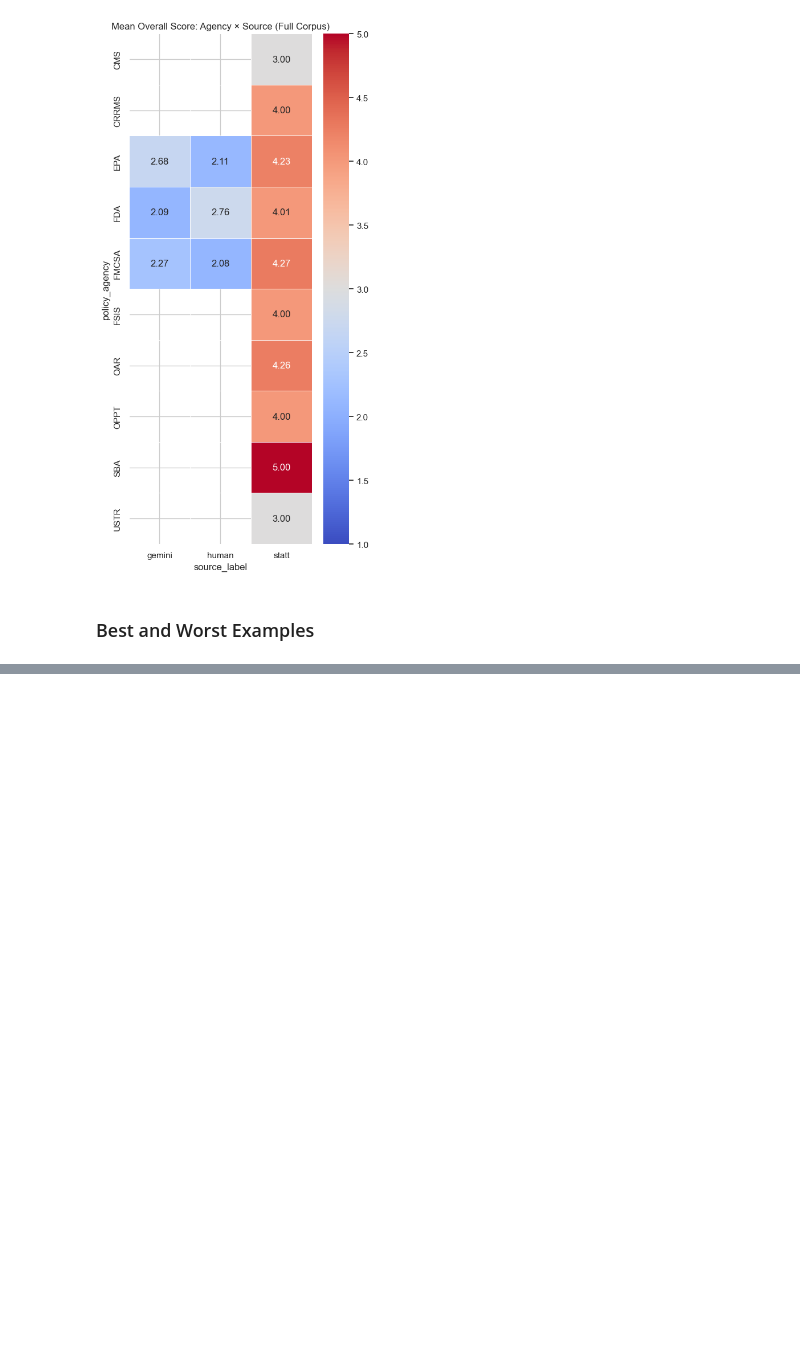
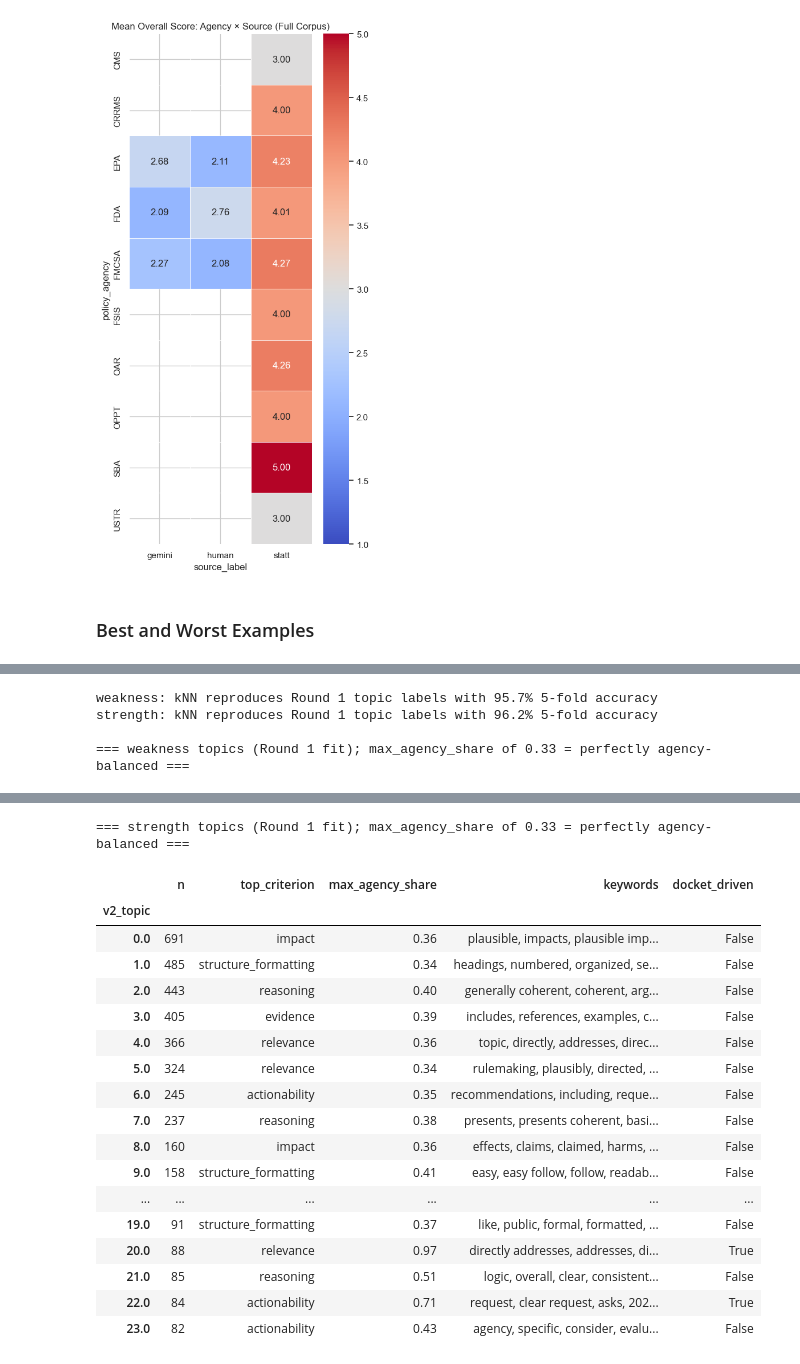
Before and after one commit to guozhan11/LLM-as-judge, a Jupyter notebook: comment_analysis.ipynb, the cells around one changed output, grey strips where cells are left out. Saved outputs shown, nothing was run; the diff lists cells and outputs as text; code cells hidden in the pictures; blank space fills up the shorter version.

```diff
--- a/comment_analysis.ipynb
+++ b/comment_analysis.ipynb
@@ -999,0 +2080,60 @@ if "score_overall" in df.columns:
+# %%
+# ── v2.2 Fit one strength model and one weakness model; audit agency concentration ──
+V2_STOPWORDS = list(ENGLISH_STOP_WORDS) + ["comment", "comments", "letter", "does", "provides", "provide", "offers", "rule", "proposed"]
+
+
+def fit_polarity_model(polarity):
+    mask = (is_fit_unit & units["polarity"].eq(polarity)).to_numpy()
+    model = BERTopic(
+        vectorizer_model=CountVectorizer(stop_words=V2_STOPWORDS, ngram_range=(1, 2), min_df=5),
+        umap_model=UMAP(n_neighbors=15, n_components=5, min_dist=0.0, metric="cosine", random_state=42),
+        hdbscan_model=HDBSCAN(min_cluster_size=80, min_samples=10, prediction_data=True),
+        verbose=False,
+    )
+    topics, _ = model.fit_transform(units.loc[mask, "masked"].tolist(), embeddings=unit_embeddings[mask])
+    units.loc[mask, "v2_topic"] = topics
+    return model
+
+
+def topic_audit(polarity):
+    sub = units[is_fit_unit & units["polarity"].eq(polarity) & units["v2_topic"].ge(0)]
+    audit = sub.groupby("v2_topic").agg(
+        n=("text", "size"),
+        top_criterion=("criterion", lambda s: s.value_counts().index[0]),
+        max_agency_share=("comparison_agency", lambda s: s.value_counts(normalize=True).iloc[0]),
+    )
+    audit["keywords"] = [", ".join(w for w, _ in v2_models[polarity].get_topic(int(t))[:6]) for t in audit.index]
+    audit["docket_driven"] = audit["max_agency_share"].ge(0.6)
+    return audit.round(2)
+
+
+units["v2_topic"] = np.nan
+v2_models = {polarity: fit_polarity_model(polarity) for polarity in ["weakness", "strength"]}
+
+# Assign Round 2 Human clauses to the fixed Round 1 topics with a k-nearest-neighbour classifier in embedding
+# space. (BERTopic's own .transform re-runs UMAP/HDBSCAN prediction, which sent ~50% of plain Round 2 clauses such
+# as "No citations, data, or examples are provided" to the outlier bucket.)
+import warnings
+from sklearn.model_selection import cross_val_score
+from sklearn.neighbors import KNeighborsClassifier
+
+warnings.filterwarnings("ignore", message=".*encountered in matmul")  # harmless macOS BLAS noise
+for polarity in ["weakness", "strength"]:
+    train = (is_fit_unit & units["polarity"].eq(polarity) & units["v2_topic"].ge(0)).to_numpy()
+    knn = KNeighborsClassifier(n_neighbors=15, metric="cosine", weights="distance")
+    cv_accuracy = cross_val_score(knn, unit_embeddings[train], units.loc[train, "v2_topic"].astype(int), cv=5).mean()
+    print(f"{polarity}: kNN reproduces Round 1 topic labels with {cv_accuracy:.1%} 5-fold accuracy")
+    knn.fit(unit_embeddings[train], units.loc[train, "v2_topic"].astype(int))
+    target = (~is_fit_unit & units["polarity"].eq(polarity)).to_numpy()
+    units.loc[target, "v2_topic"] = knn.predict(unit_embeddings[target])
+
+topic_audits = {}
+for polarity in ["weakness", "strength"]:
+    topic_audits[polarity] = topic_audit(polarity)
+    print(f"\n=== {polarity} topics (Round 1 fit); max_agency_share of 0.33 = perfectly agency-balanced ===")
+    display(topic_audits[polarity])
+# %% [output]
+weakness: kNN reproduces Round 1 topic labels with 95.7% 5-fold accuracy
+strength: kNN reproduces Round 1 topic labels with 96.2% 5-fold accuracy
+
+=== weakness topics (Round 1 fit); max_agency_share of 0.33 = perfectly agency-balanced ===
@@ -999,0 +2156,19 @@ if "score_overall" in df.columns:
+=== strength topics (Round 1 fit); max_agency_share of 0.33 = perfectly agency-balanced ===
+|  | n | top_criterion | max_agency_share | keywords | docket_driven |
+| v2_topic |  |  |  |  |  |
+| 0.0 | 691 | impact | 0.36 | plausible, impacts, plausible imp... | False |
+| 1.0 | 485 | structure_formatting | 0.34 | headings, numbered, organized, se... | False |
+| 2.0 | 443 | reasoning | 0.40 | generally coherent, coherent, arg... | False |
+| 3.0 | 405 | evidence | 0.39 | includes, references, examples, c... | False |
+| 4.0 | 366 | relevance | 0.36 | topic, directly, addresses, direc... | False |
+| 5.0 | 324 | relevance | 0.34 | rulemaking, plausibly, directed, ... | False |
+| 6.0 | 245 | actionability | 0.35 | recommendations, including, reque... | False |
+| 7.0 | 237 | reasoning | 0.38 | presents, presents coherent, basi... | False |
+| 8.0 | 160 | impact | 0.36 | effects, claims, claimed, harms, ... | False |
+| 9.0 | 158 | structure_formatting | 0.41 | easy, easy follow, follow, readab... | False |
+| ... | ... | ... | ... | ... | ... |
+| 19.0 | 91 | structure_formatting | 0.37 | like, public, formal, formatted, ... | False |
+| 20.0 | 88 | relevance | 0.97 | directly addresses, addresses, di... | True |
+| 21.0 | 85 | reasoning | 0.51 | logic, overall, clear, consistent... | False |
+| 22.0 | 84 | actionability | 0.71 | request, clear request, asks, 202... | True |
+| 23.0 | 82 | actionability | 0.43 | agency, specific, consider, evalu... | False |
```
Also changed, not shown: parts of 23 cells of this notebook, 15 other files.
